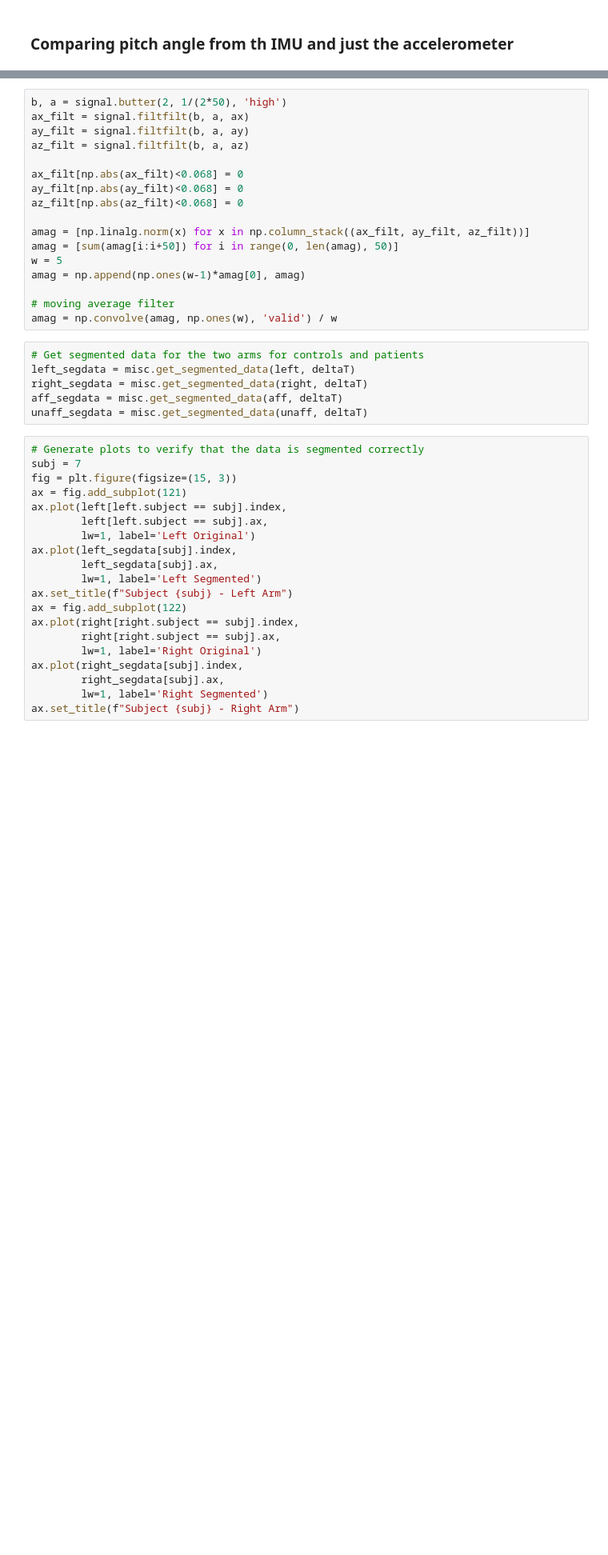
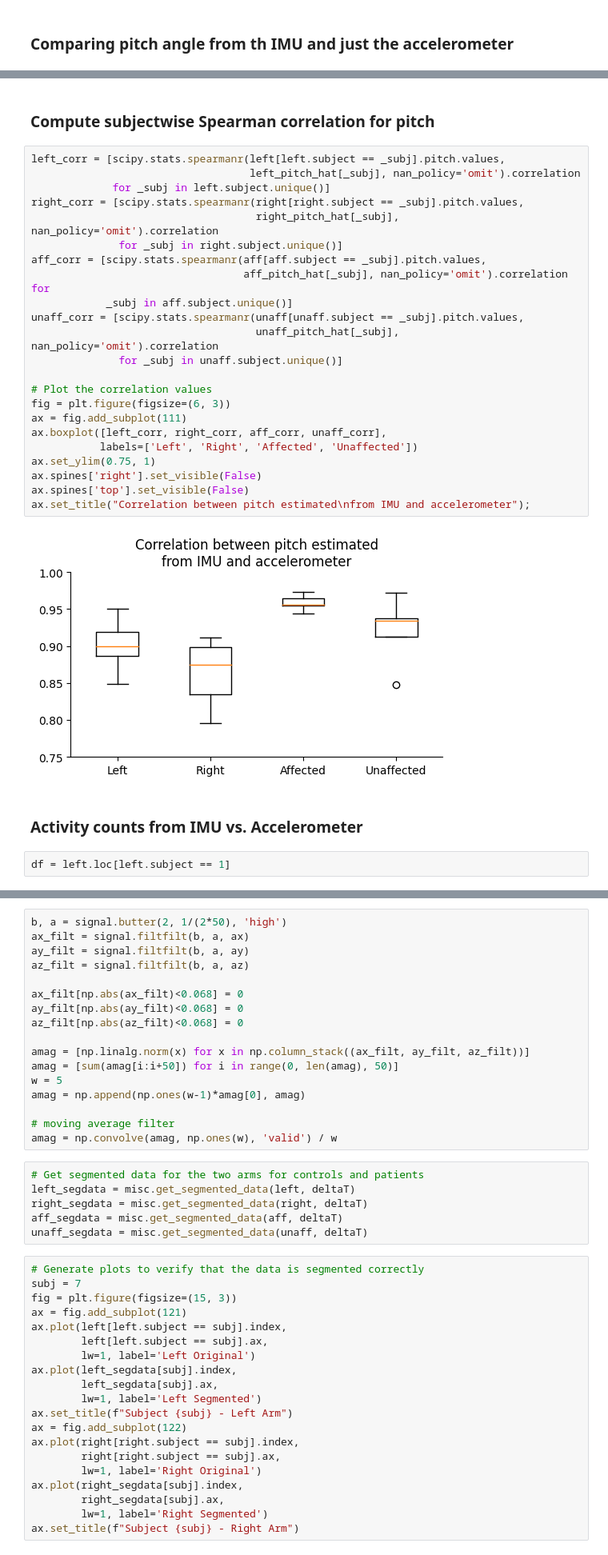
Before and after one commit to siva82kb/gmac, a Jupyter notebook: notebooks/gmac_with_only_accl.ipynb, the cells around one changed output, grey strips where cells are left out. Shown at 80% size. Saved outputs shown, nothing was run; the diff lists cells and outputs as text; blank space fills up the shorter version.

```diff
--- a/notebooks/gmac_with_only_accl.ipynb
+++ b/notebooks/gmac_with_only_accl.ipynb
@@ -79,0 +128,31 @@ plt.tight_layout()
+# %% [markdown]
+### Compute subjectwise Spearman correlation for pitch
+# %%
+left_corr = [scipy.stats.spearmanr(left[left.subject == _subj].pitch.values,
+                                   left_pitch_hat[_subj], nan_policy='omit').correlation
+             for _subj in left.subject.unique()]
+right_corr = [scipy.stats.spearmanr(right[right.subject == _subj].pitch.values,
+                                    right_pitch_hat[_subj], nan_policy='omit').correlation
+              for _subj in right.subject.unique()]
+aff_corr = [scipy.stats.spearmanr(aff[aff.subject == _subj].pitch.values,
+                                  aff_pitch_hat[_subj], nan_policy='omit').correlation for
+            _subj in aff.subject.unique()]
+unaff_corr = [scipy.stats.spearmanr(unaff[unaff.subject == _subj].pitch.values,
+                                    unaff_pitch_hat[_subj], nan_policy='omit').correlation
+              for _subj in unaff.subject.unique()]
+
+# Plot the correlation values
+fig = plt.figure(figsize=(6, 3))
+ax = fig.add_subplot(111)
+ax.boxplot([left_corr, right_corr, aff_corr, unaff_corr],
+           labels=['Left', 'Right', 'Affected', 'Unaffected'])
+ax.set_ylim(0.75, 1)
+ax.spines['right'].set_visible(False)
+ax.spines['top'].set_visible(False)
+ax.set_title("Correlation between pitch estimated\nfrom IMU and accelerometer");
+# %% [output]
+[figure, added]
+# %% [markdown]
+### Activity counts from IMU vs. Accelerometer
+# %%
+df = left.loc[left.subject == 1]
```
Also changed, not shown: parts of 37 cells of this notebook, 3 other files.
